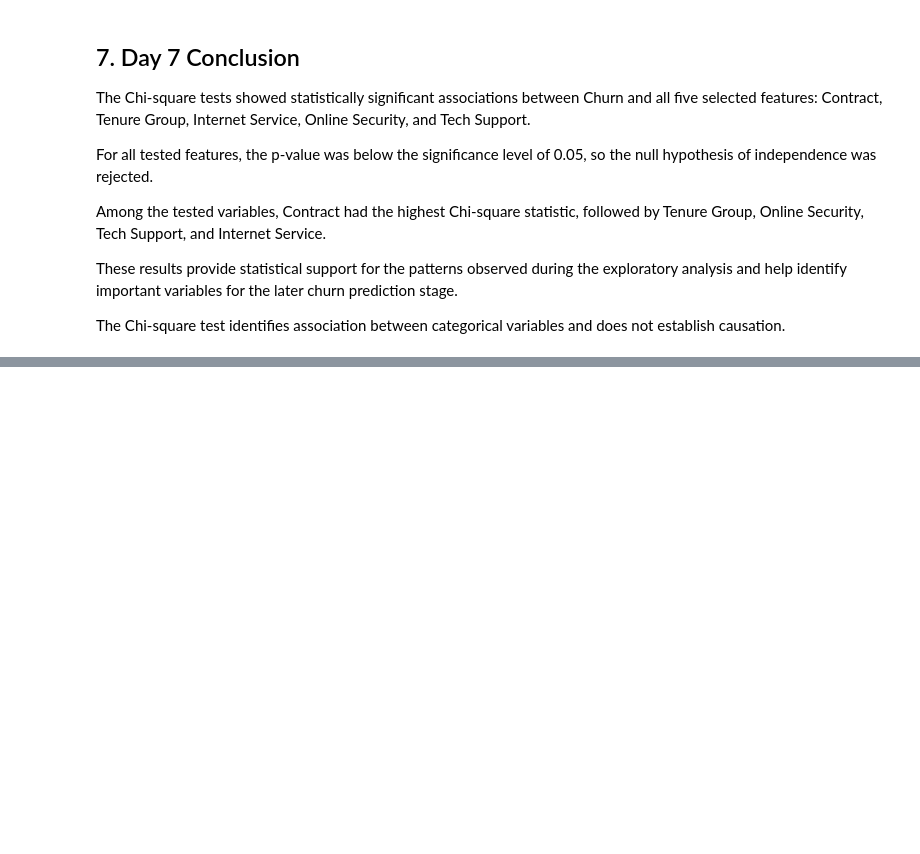
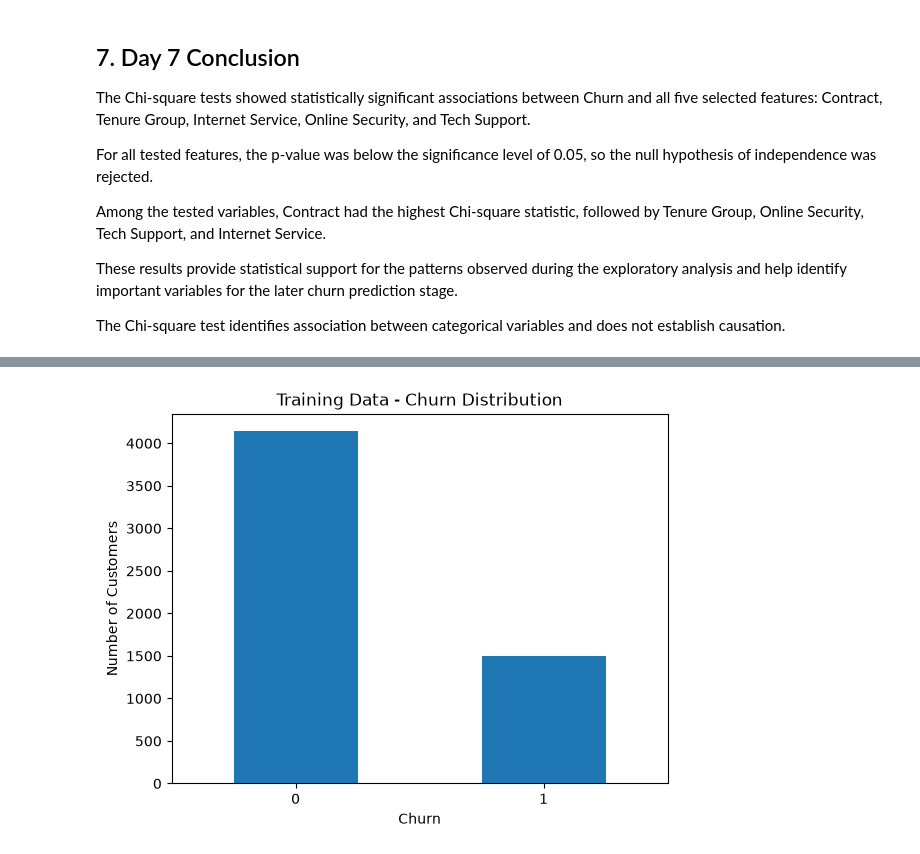
Before and after one commit to sagarsiddharth09-blip/customer-churn-LTV-engine, a Jupyter notebook: Akshay_Baseline_Analytics.ipynb, the cells around one changed output, grey strips where cells are left out. Saved outputs shown, nothing was run; the diff lists cells and outputs as text; code cells hidden in the pictures; blank space fills up the shorter version.

Commit message:
Add Day 8 ML data preparation

```diff
--- a/Akshay_Baseline_Analytics.ipynb
+++ b/Akshay_Baseline_Analytics.ipynb
@@ -2305,0 +2363,8 @@ The Chi-square test identifies association between categorical variables and doe
+# %%
+# Define features and target
+
+X = df.drop(columns=["Churn", "Churn_Encoded"])
+y = df["Churn_Encoded"]
+
+print("Feature shape:", X.shape)
+print("Target shape:", y.shape)
@@ -2305,0 +2393,6 @@ The Chi-square test identifies association between categorical variables and doe
+# %%
+# Remove customer ID because it is only an identifier
+
+X = X.drop(columns=["customerID"])
+
+print("Updated feature shape:", X.shape)
@@ -2305,0 +2429,17 @@ The Chi-square test identifies association between categorical variables and doe
+# %%
+from sklearn.model_selection import train_test_split
+
+# Split the data into training and testing sets
+
+X_train, X_test, y_train, y_test = train_test_split(
+    X,
+    y,
+    test_size=0.20,
+    random_state=42,
+    stratify=y
+)
+
+print("Training features:", X_train.shape)
+print("Testing features:", X_test.shape)
+print("Training target:", y_train.shape)
+print("Testing target:", y_test.shape)
@@ -2305,0 +2511,14 @@ The Chi-square test identifies association between categorical variables and doe
+# %%
+# Plot target distribution
+
+y_train.value_counts().plot(
+    kind="bar",
+    title="Training Data - Churn Distribution"
+)
+
+plt.xlabel("Churn")
+plt.ylabel("Number of Customers")
+plt.xticks(rotation=0)
+plt.show()
+# %% [output]
+[figure, added]
```
Also changed, not shown: parts of 20 cells of this notebook.
